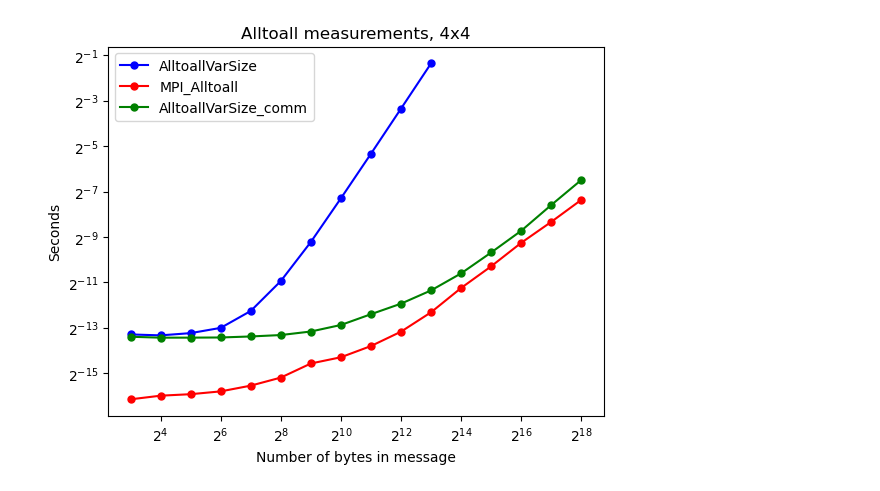
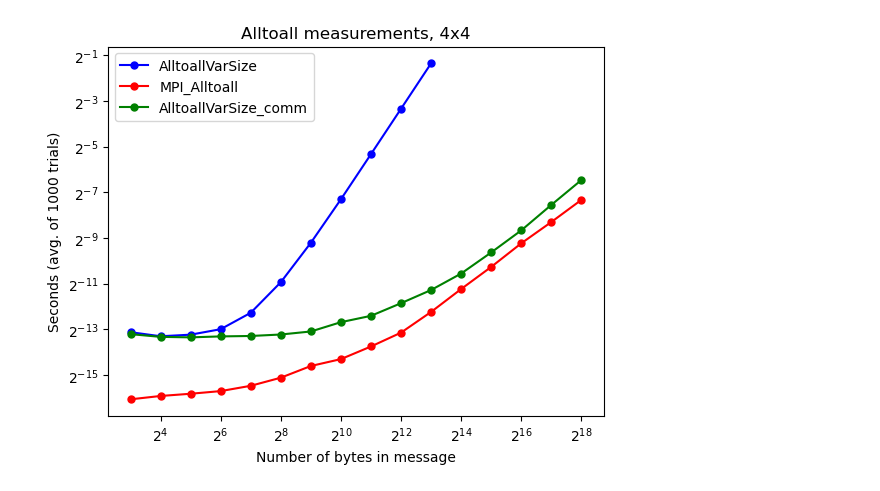
Before and after one commit to mctimm/CS542-Project, a Jupyter notebook: plots.ipynb, the cells around one changed output. Drawn from its saved outputs; the diff is of its cells as text; code cells hidden in the pictures.

Commit message:
update plots

```diff
--- a/plots.ipynb
+++ b/plots.ipynb
@@ -6,22 +6,22 @@ import numpy as np
 data_4x4 = pd.read_csv('results_4x4.csv')
 data_local = data_4x4[data_4x4["algorithm"] == "AlltoallVarSize"]
 data_openmpi = data_4x4[data_4x4["algorithm"] == "MPI_Alltoall"]
-data_comm = pd.read_csv('results_comm_4x4.csv')
+data_comm = data_4x4[data_4x4["algorithm"] == "AlltoallVarSize_comm_only"]
 # %%
 fig = plt.figure()
 ax = fig.add_subplot(1, 1, 1)
 
 ax.plot(data_local["num_doubles_per_proc"]*8/16, data_local["seconds"], 'bo-', label='AlltoallVarSize', markersize=5)
 ax.plot(data_openmpi["num_doubles_per_proc"]*8/16, data_openmpi["seconds"], 'ro-', label='MPI_Alltoall', markersize=5)
 ax.plot(data_comm["num_doubles_per_proc"]*8/16, data_comm["seconds"], 'go-', label='AlltoallVarSize_comm', markersize=5)
 
 ax.set_xscale('log', base=2)
 ax.set_yscale('log', base=2)
 ax.set_title("Alltoall measurements, 4x4")
 ax.set_xlabel("Number of bytes in message")
-ax.set_ylabel("Seconds")
+ax.set_ylabel("Seconds (avg. of 1000 trials)")
 ax.legend()
-plt.savefig("alltoall_comm_logxy.jpg")
+plt.savefig("alltoall_4x4.jpg")
 plt.show()
 # %% [output]
-[figure, old version]
+[figure, new version]
```
Also changed, not shown: parts of 2 cells of this notebook.
